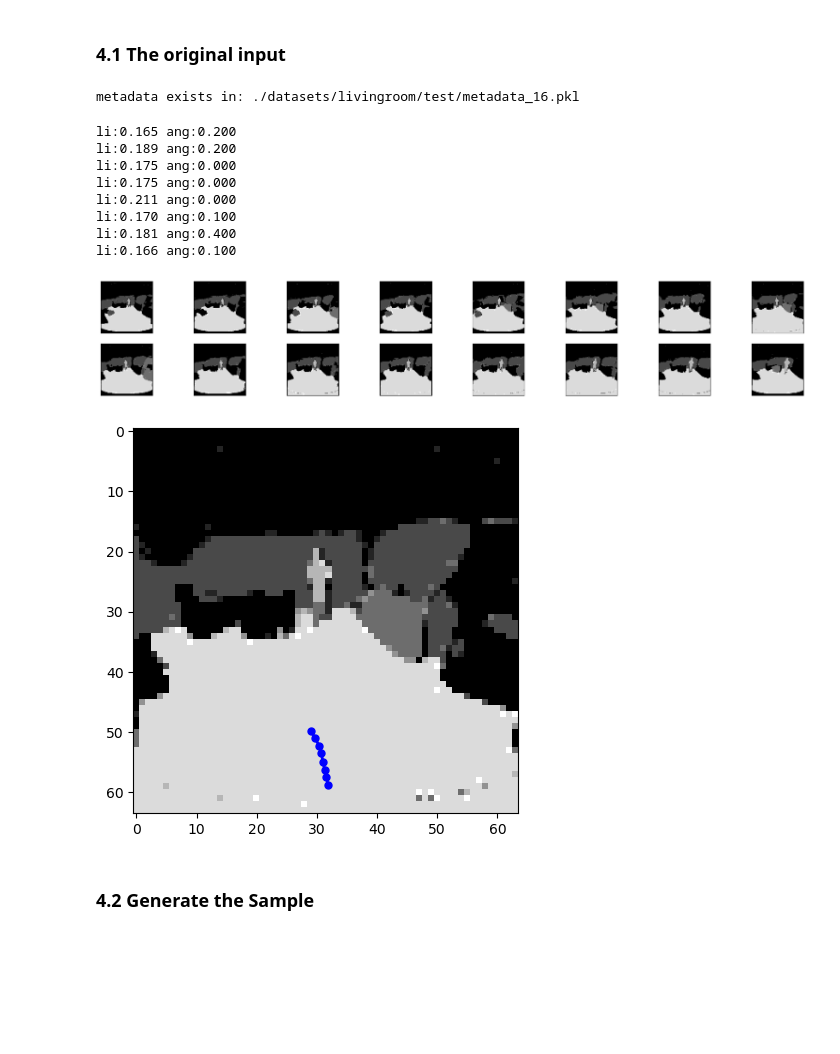
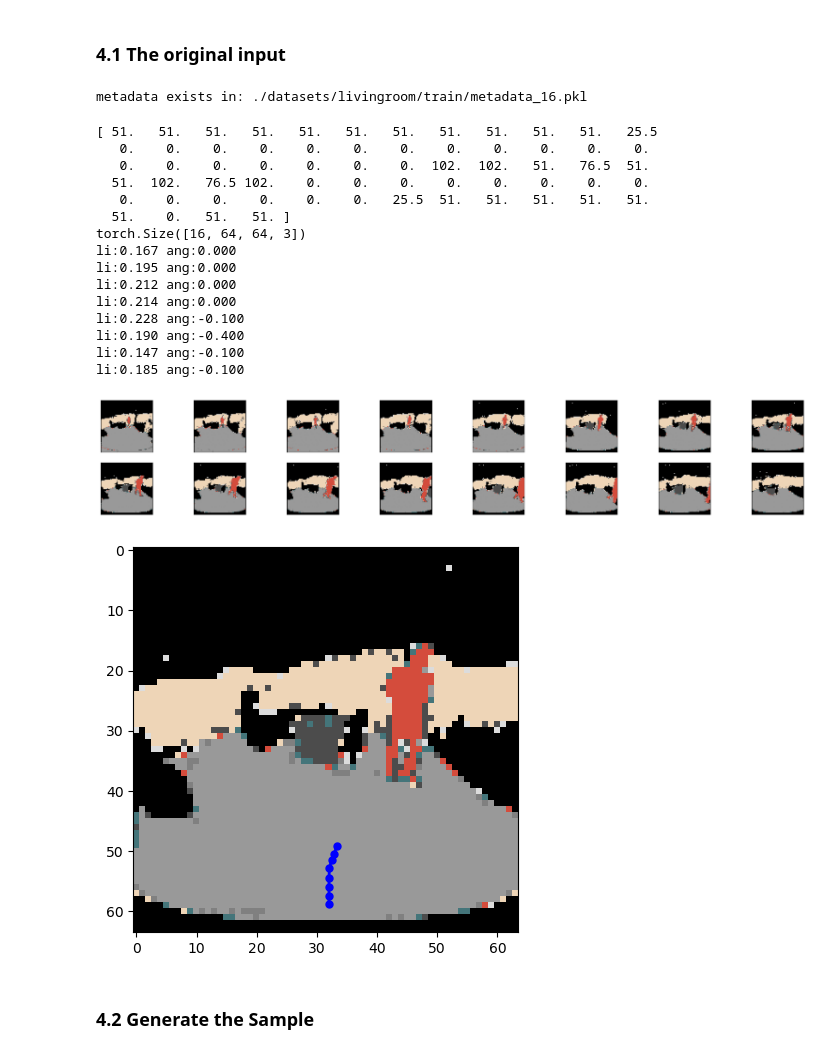
Before and after one commit to innovation-x/mmVAEAC_for_mobile_robot, a Jupyter notebook: mmVAEAC_train_and_test.ipynb, the cells around one changed output. Drawn from its saved outputs; the diff is of its cells as text; code cells hidden in the pictures; blank space fills up the shorter version.

```diff
--- a/mmVAEAC_train_and_test.ipynb
+++ b/mmVAEAC_train_and_test.ipynb
@@ -1041,7 +1041,7 @@ for epoch in range(args.NUM_EPOCHS):
         mask_motion = mask_generator(motion).to(DEVICE)
         # print(mask_motion.shape)
         # Make the shape of motion be the same with video
-        if (motion.^shape[0]!= args.batch_size):
+        if (motion.shape[0]!= args.batch_size):
             # print(1)
             continue
         # print(batch.shape, motion.shape)
@@ -1105,10 +1107,11 @@ def save_video(name, video, fps):
 # %% [markdown]
 ### 4.1 The original input
 # %%
-valid_dataset = Dataset(args.data_path, args.sequence_length, train=False, resolution=args.resolution)
+valid_dataset = Dataset(args.data_path, args.sequence_length, train=True, resolution=args.resolution)
 # %% [output]
-metadata exists in: ./datasets/livingroom/test/metadata_16.pkl
+metadata exists in: ./datasets/livingroom/train/metadata_16.pkl
 # %%
+from videovae.utils import gray2color
 camera_actions =[]
 fig = plt.figure(figsize=(20, 10))
 im_list = []
@@ -1117,8 +1120,8 @@ scale = 0.25
 count = 0
 step = 3
 last_motion = 'stop'
-idx = 100
-
+idx = 560
+# 100, 400, 560
 linear_gt = []
 angle_gt = []
 
@@ -1128,52 +1131,60 @@ with torch.no_grad():
     batch, motion = dict.values(batch)
     motion = motion.permute(1,0).to(DEVICE)
     batch = batch.reshape(1,squence_length,64,64,9).to(DEVICE)
-
     # transfer one-hot encoding to gray scale image
     batch_rgb = torch.argmax(batch, 4)
-
     C, T, H, W = batch_rgb.shape
     # (C,T,H,W) --> (T,H,W,C)
     video_batch = torch.concat((batch_rgb,batch_rgb,batch_rgb),0)
 
     # video saving
     batch_rgb = batch_rgb.squeeze().cpu().detach().numpy()
     save_video('origin.mp4',video_batch.reshape(1,3,squence_length,64,64),5)
 
+    dec_rgb = gray2color(batch.squeeze().permute(0,3,1,2))
+    dec_rgb = torch.clamp(dec_rgb, 0,1).permute(0,2,3,1)
+    print(dec_rgb.shape)
     # The ground-truth unobserved actions (gt robot actions)
     for t in range(squence_length):
         if (t >= half_seq_len):
             x = float(motion[t,0].mean())
             z = float(motion[t,1].mean())
             linear_gt.append(x)
             angle_gt.append(z)
             print('li:%.3f'%x,'ang:%.3f'%z)
 
     # Visualization of full information video inputs and gt robot actions
     for t in range(squence_length):
-        im = torch.tensor(batch_rgb[t:t+1,:,:])
-        im = im.view(H, W, C)
+        im = torch.tensor(dec_rgb[t:t+1,:,:])
+        im = im.view(H, W, 3)
         ax = fig.add_subplot(6, int(squence_length/2), int(squence_length/2)+t+1, xticks=[], yticks=[])
         if t==int(squence_length/2):
             map_x = 60 - 10*torch.cumsum(torch.tensor(linear_gt[::int(squence_length/16)]), dim=0)*np.cos(np.pi/4)
             map_z = 32 - torch.cumsum(torch.cumsum(torch.tensor(angle_gt[::int(squence_length/16)]), dim=0),dim=0)*np.cos(np.pi/4)
         ax.imshow(im[:,:],'gray')
 
     fig1 = plt.figure(figsize=(20, 5))
     plt.plot(map_z.tolist(), map_x.tolist(), color='b', marker='o', linestyle='-',linewidth=2,markersize=5)
-    im = torch.tensor(batch_rgb[half_seq_len-1,:,:]).view(H,W,C)
+    im = torch.tensor(dec_rgb[half_seq_len-1,:,:]).view(H,W,3)
     plt.imshow(im, 'gray')
 # %% [output]
-li:0.165 ang:0.200
-li:0.189 ang:0.200
-li:0.175 ang:0.000
-li:0.175 ang:0.000
-li:0.211 ang:0.000
-li:0.170 ang:0.100
-li:0.181 ang:0.400
-li:0.166 ang:0.100
+[ 51.   51.   51.   51.   51.   51.   51.   51.   51.   51.   51.   25.5
+   0.    0.    0.    0.    0.    0.    0.    0.    0.    0.    0.    0.
+   0.    0.    0.    0.    0.    0.    0.  102.  102.   51.   76.5  51.
+  51.  102.   76.5 102.    0.    0.    0.    0.    0.    0.    0.    0.
+   0.    0.    0.    0.    0.    0.   25.5  51.   51.   51.   51.   51.
+  51.    0.   51.   51. ]
+torch.Size([16, 64, 64, 3])
+li:0.167 ang:0.000
+li:0.195 ang:0.000
+li:0.212 ang:0.000
+li:0.214 ang:0.000
+li:0.228 ang:-0.100
+li:0.190 ang:-0.400
+li:0.147 ang:-0.100
+li:0.185 ang:-0.100
-[figure, old version]
+[figure, new version]
-[figure, old version]
+[figure, new version]
 # %% [markdown]
 ### 4.2 Generate the Sample
 # %%
```
Also changed, not shown: parts of 4 cells of this notebook, 3 other files.
